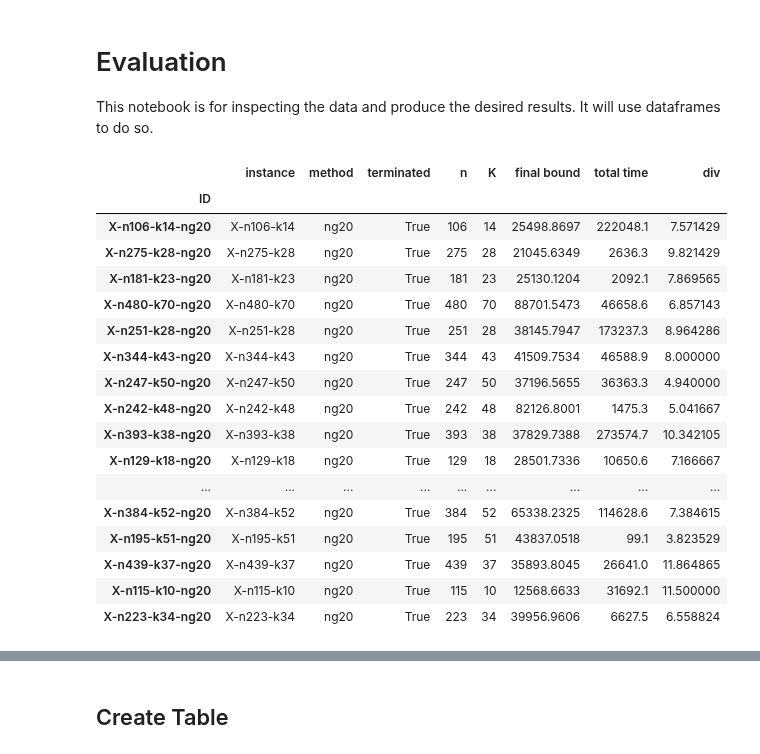
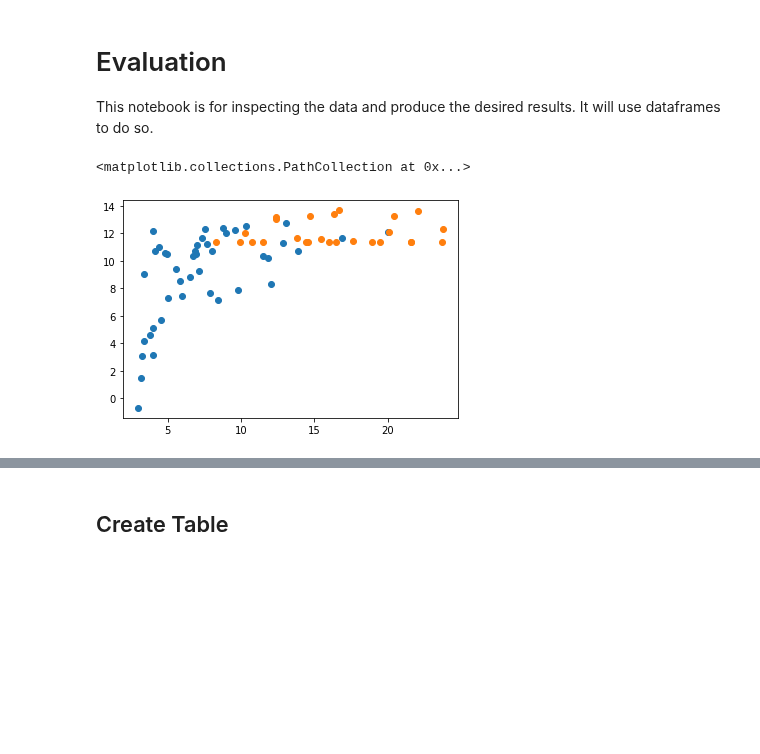
Before and after one commit to habanzu/cvrp, a Jupyter notebook: notebooks/Evaluation.ipynb, the cells around one changed output, grey strips where cells are left out. Saved outputs shown, nothing was run; the diff lists cells and outputs as text; code cells hidden in the pictures; blank space fills up the shorter version.

```diff
--- a/notebooks/Evaluation.ipynb
+++ b/notebooks/Evaluation.ipynb
@@ -41,29 +42,16 @@ data['total time'] = data['total time'].astype(float)
 # %%
 df = data.loc[data.method == "ng20"].copy()
 df['div'] = df['n'].astype(float) / df['K'].astype(float)
 df1 = df.loc[df.terminated == True]
 df2 = df.loc[df.terminated == False]
 # plt.scatter(df['div'],np.log(df['total time']))
-df1
+# df2.sort_values("div")
+plt.scatter(df1['div'],np.log(df1['total time']))
+plt.scatter(df2['div'],np.log(df2['total time']))
+#TODO: Hier vier Subplots machen, die jeweils die Laufzeiten angeben für die vier Methoden
 # %% [output]
-|  | instance | method | terminated | n | K | final bound | total time | div |
-| ID |  |  |  |  |  |  |  |  |
-| X-n106-k14-ng20 | X-n106-k14 | ng20 | True | 106 | 14 | 25498.8697 | 222048.1 | 7.571429 |
-| X-n275-k28-ng20 | X-n275-k28 | ng20 | True | 275 | 28 | 21045.6349 | 2636.3 | 9.821429 |
-| X-n181-k23-ng20 | X-n181-k23 | ng20 | True | 181 | 23 | 25130.1204 | 2092.1 | 7.869565 |
-| X-n480-k70-ng20 | X-n480-k70 | ng20 | True | 480 | 70 | 88701.5473 | 46658.6 | 6.857143 |
-| X-n251-k28-ng20 | X-n251-k28 | ng20 | True | 251 | 28 | 38145.7947 | 173237.3 | 8.964286 |
-| X-n344-k43-ng20 | X-n344-k43 | ng20 | True | 344 | 43 | 41509.7534 | 46588.9 | 8.000000 |
-| X-n247-k50-ng20 | X-n247-k50 | ng20 | True | 247 | 50 | 37196.5655 | 36363.3 | 4.940000 |
-| X-n242-k48-ng20 | X-n242-k48 | ng20 | True | 242 | 48 | 82126.8001 | 1475.3 | 5.041667 |
-| X-n393-k38-ng20 | X-n393-k38 | ng20 | True | 393 | 38 | 37829.7388 | 273574.7 | 10.342105 |
-| X-n129-k18-ng20 | X-n129-k18 | ng20 | True | 129 | 18 | 28501.7336 | 10650.6 | 7.166667 |
-| ... | ... | ... | ... | ... | ... | ... | ... | ... |
-| X-n384-k52-ng20 | X-n384-k52 | ng20 | True | 384 | 52 | 65338.2325 | 114628.6 | 7.384615 |
-| X-n195-k51-ng20 | X-n195-k51 | ng20 | True | 195 | 51 | 43837.0518 | 99.1 | 3.823529 |
-| X-n439-k37-ng20 | X-n439-k37 | ng20 | True | 439 | 37 | 35893.8045 | 26641.0 | 11.864865 |
-| X-n115-k10-ng20 | X-n115-k10 | ng20 | True | 115 | 10 | 12568.6633 | 31692.1 | 11.500000 |
-| X-n223-k34-ng20 | X-n223-k34 | ng20 | True | 223 | 34 | 39956.9606 | 6627.5 | 6.558824 |
+<matplotlib.collections.PathCollection at 0x...>
+[figure, added]
 # %%
 data.sort_values("instance")
 # %% [output]
```
Also changed, not shown: parts of 7 cells of this notebook, 1 other file.
